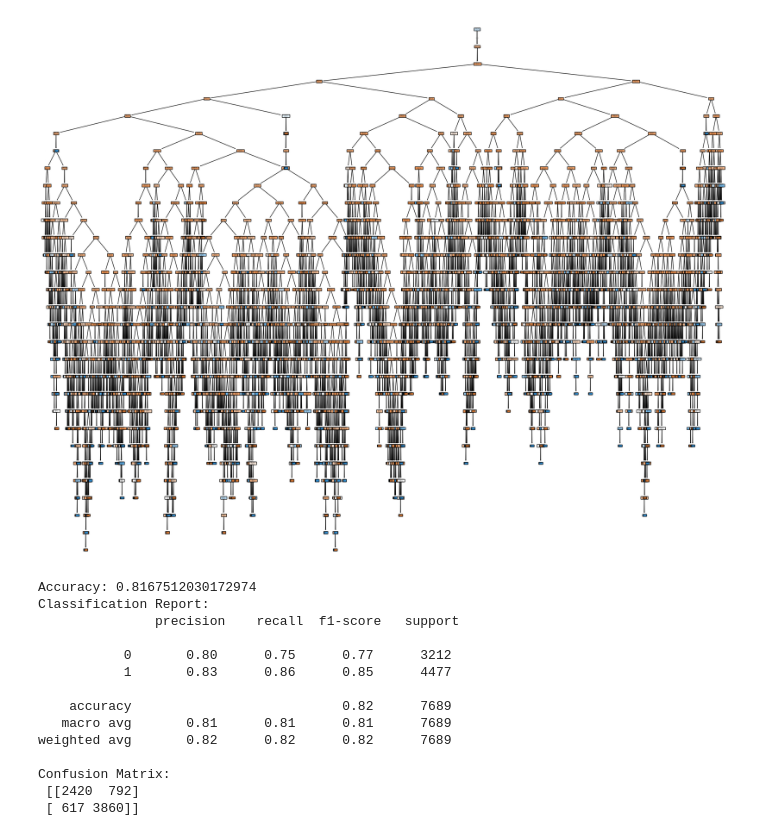
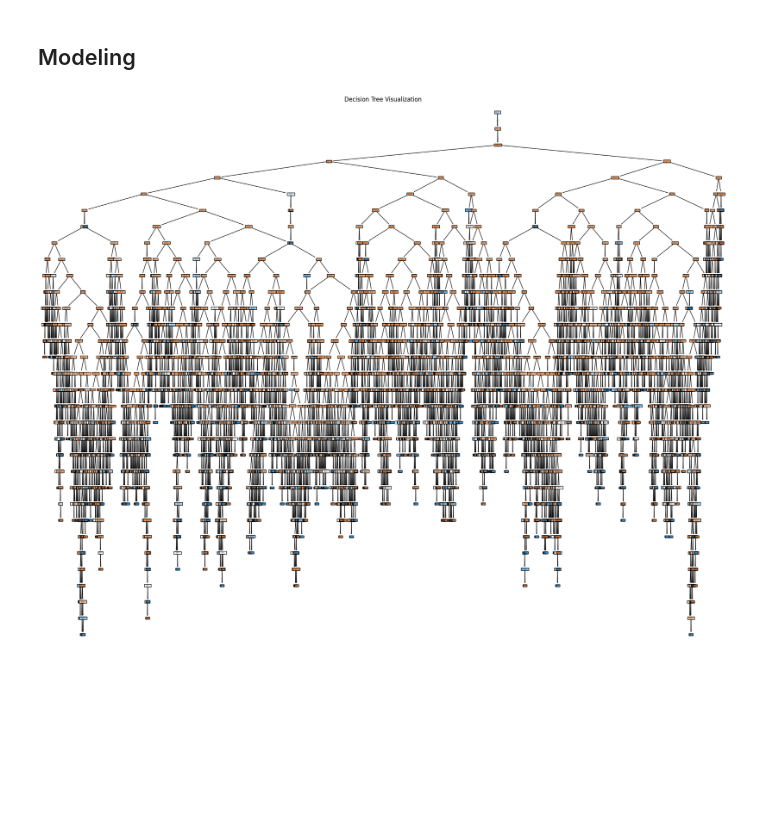
Before and after one commit to edaprgs/Decision-Tree, a Jupyter notebook: Paragoso_Decision Tree.ipynb, the cells around one changed output. Saved outputs shown, nothing was run; the diff lists cells and outputs as text; code cells hidden in the pictures; blank space fills up the shorter version.

```diff
--- a/Paragoso_Decision Tree.ipynb
+++ b/Paragoso_Decision Tree.ipynb
@@ -1,14 +14,26 @@
 # %%
 # Importing all necessary libraries
+import numpy as np
 import pandas as pd
-from sklearn.model_selection import train_test_split
-from sklearn.tree import DecisionTreeClassifier
-from sklearn.tree import plot_tree
+import seaborn as sns
 import matplotlib.pyplot as plt
-from sklearn.metrics import accuracy_score, classification_report, confusion_matrix
-import numpy as np
+from sklearn.tree import export_text
+from sklearn.model_selection import train_test_split, cross_val_score
+from sklearn.tree import DecisionTreeClassifier, plot_tree
+from sklearn.metrics import accuracy_score, classification_report, confusion_matrix, roc_auc_score, roc_curve
 
 # Loading the dataset
 dataset = pd.read_csv('career_change_dataset.csv')
+
+# Handling Ordinal Data
+industryRate_mapping = {
+    'Low': 0,
+    'Medium': 1,
+    'High': 2
+}
+
+# Applying the Mappings
+dataset['Industry Growth Rate'] = dataset['Industry Growth Rate'].map(industryRate_mapping)
+
 dataset.head()
 # %% [output]
@@ -47,41 +162,17 @@ y = dataset['Likely to Change Occupation']  # Dependent variable
 
 # Splitting data into Training and Testing sets
 x_train, x_test, y_train, y_test = train_test_split(x, y, test_size=0.2, random_state=42)
+# %% [markdown]
+## Modeling
 # %%
-# Training the Decision Tree Model
-#tree = DecisionTreeClassifier(class_weight=None, random_state=42, max_depth=3, min_samples_split=2, min_samples_leaf=1)
-tree = DecisionTreeClassifier(criterion = 'gini', random_state = 0)
+# Train the Decision Tree model
+tree = DecisionTreeClassifier(criterion='gini', random_state=42)
 tree.fit(x_train, y_train)
 
-# Decision tree visualization
+# Visualize the Decision Tree
 plt.figure(figsize=(25, 20))
 plot_tree(tree, feature_names=x.columns, class_names=['No', 'Yes'], filled=True)
+plt.title("Decision Tree Visualization")
 plt.show()
 # %% [output]
-[figure, old version]
+[figure, new version]
-# %%
-# Make predictions
-y_pred = tree.predict(x_test)
-
-# Evaluate accuracy and metrics
-print("Accuracy:", accuracy_score(y_test, y_pred))
-print("Classification Report:\n", classification_report(y_test, y_pred))
-
-# Confusion Matrix
-conf_matrix = confusion_matrix(y_test, y_pred)
-print("Confusion Matrix:\n", conf_matrix)
-# %% [output]
-Accuracy: 0.8167512030172974
-Classification Report:
-               precision    recall  f1-score   support
-
-           0       0.80      0.75      0.77      3212
-           1       0.83      0.86      0.85      4477
-
-    accuracy                           0.82      7689
-   macro avg       0.81      0.81      0.81      7689
-weighted avg       0.82      0.82      0.82      7689
-
-Confusion Matrix:
- [[2420  792]
- [ 617 3860]]
```
Also changed, not shown: parts of 29 cells of this notebook.
